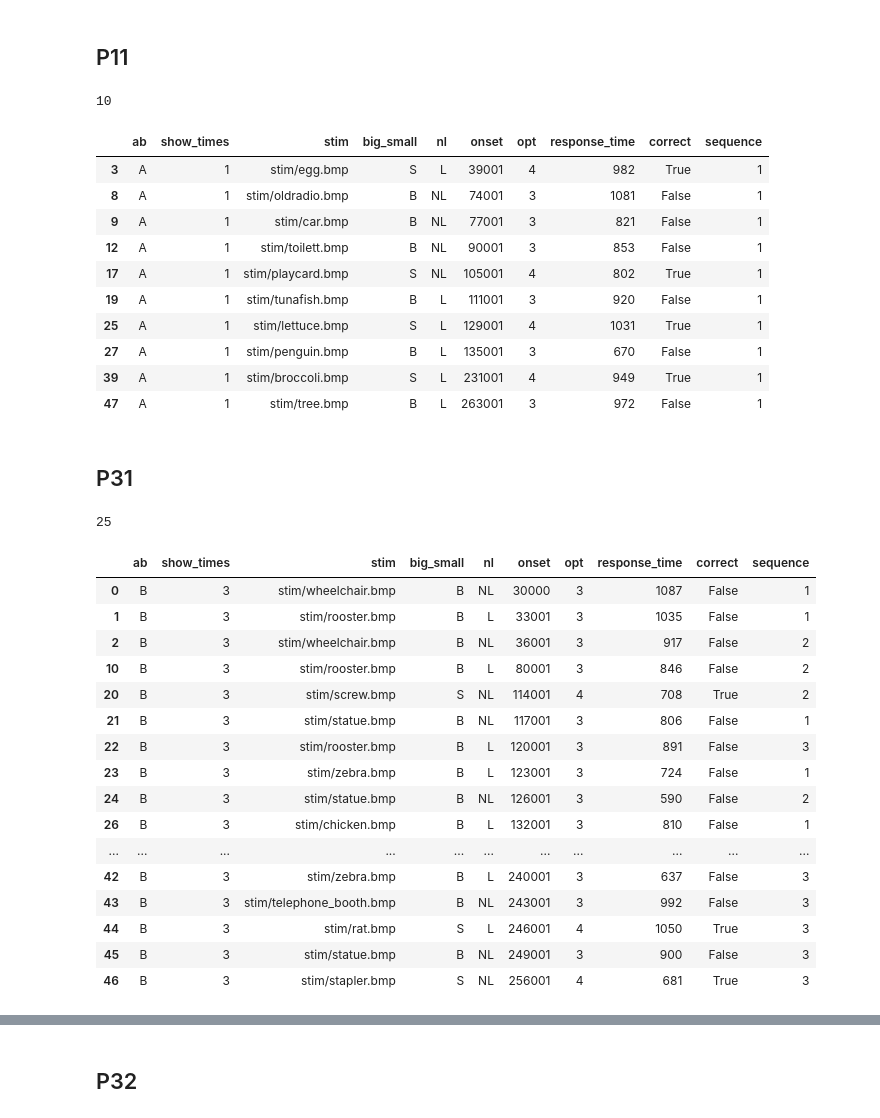
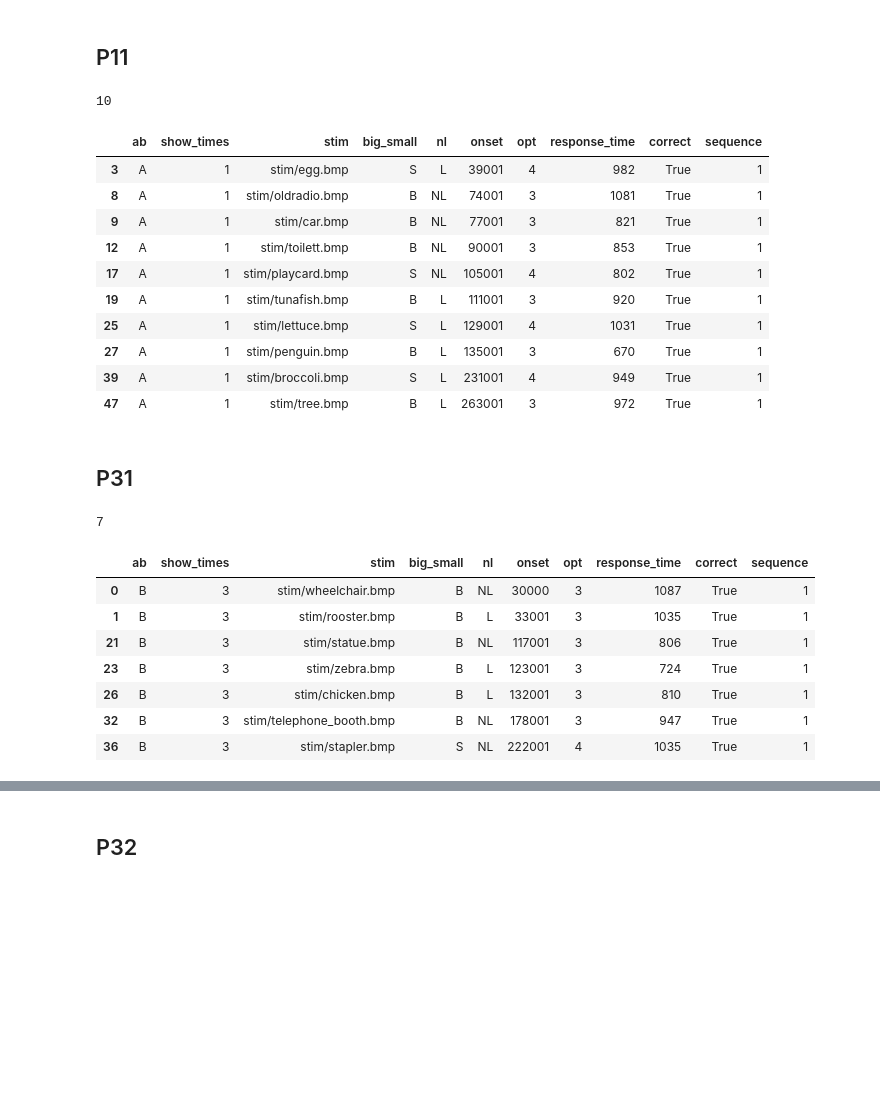
Before and after one commit to McSonk/brain-imaging, a Jupyter notebook: code/python/behavioural.ipynb, the cells around one changed output, grey strips where cells are left out. Drawn from its saved outputs; the diff is of its cells as text; code cells hidden in the pictures; blank space fills up the shorter version.

Commit message:
Gets the definitive function to extract dummy data

```diff
--- a/code/python/behavioural.ipynb
+++ b/code/python/behavioural.ipynb
@@ -5,6 +5,8 @@ PER = Perceptual task
 # %%
 def check_correct(row):
     if row['big_small'] == 'S' and row['opt'] == 4:
+        return True
+    elif row['big_small'] == 'B' and row['opt'] == 3:
         return True
     return False
 
@@ -20,3 +22,33 @@ def read_bh(file):
     df['correct'] = df[df['opt'].notna()].apply(check_correct, axis=1)
 
     return df
+
+def add_consecutive(df):
+    df['sequence'] = df.sort_values(by='onset').groupby('stim').cumcount() + 1
+    return df
+
+def get_trials_condition(df):
+    '''Auxiliary function to get the number of trials and unique stimuli
+    in the dataset, as well as the number of trials for each condition.'''
+    dummy = df[(df['opt'].isna()) | (df['correct'] == False)]
+    p11 = df[(df['show_times'] == 1) & (df['correct'] == True)]
+    p31 = df[(df['show_times'] == 3) & (df['correct'] == True) & (df['sequence'] == 1)]
+    p32 = df[(df['show_times'] == 3) & (df['correct'] == True) & (df['sequence'] == 2)]
+    p33 = df[(df['show_times'] == 3) & (df['correct'] == True) & (df['sequence'] == 3)]
+
+    print('Number of trials:', len(df))
+    print('Number of unique stimuli:', len(df['stim'].unique()))
+    print('------')
+    print(f'                Number of 1-show trials: {len(p11)}')
+    print(f'Number of 3-show trials with sequence 1: {len(p31)}')
+    print(f'Number of 3-show trials with sequence 2: {len(p32)}')
+    print(f'Number of 3-show trials with sequence 3: {len(p33)}')
+    print(f'                 Number of dummy trials: {len(dummy)}')
+
+    return {
+        'p11': p11,
+        'p31': p31,
+        'p32': p32,
+        'p33': p33,
+        'dummy': dummy
+    }
@@ -123,7 +129,7 @@ rep1_o1[rep1_o1['onset'] == 142001]
 # %% [markdown]
 ## P11
 # %%
-p1 = rep1_o1[(rep1_o1['show_times'] == 1) & (rep1_o1['opt'].notna())]
+p1 = rep1_o1[(rep1_o1['show_times'] == 1) & (rep1_o1['correct'] == True)]
 
 print(len(p1))
 p1
@@ -131,38 +137,29 @@ p1
 10
 |  | ab | show_times | stim | big_small | nl | onset | opt | response_time | correct | sequence |
 | 3 | A | 1 | stim/egg.bmp | S | L | 39001 | 4 | 982 | True | 1 |
-| 8 | A | 1 | stim/oldradio.bmp | B | NL | 74001 | 3 | 1081 | False | 1 |
-| 9 | A | 1 | stim/car.bmp | B | NL | 77001 | 3 | 821 | False | 1 |
-| 12 | A | 1 | stim/toilett.bmp | B | NL | 90001 | 3 | 853 | False | 1 |
+| 8 | A | 1 | stim/oldradio.bmp | B | NL | 74001 | 3 | 1081 | True | 1 |
+| 9 | A | 1 | stim/car.bmp | B | NL | 77001 | 3 | 821 | True | 1 |
+| 12 | A | 1 | stim/toilett.bmp | B | NL | 90001 | 3 | 853 | True | 1 |
 | 17 | A | 1 | stim/playcard.bmp | S | NL | 105001 | 4 | 802 | True | 1 |
-| 19 | A | 1 | stim/tunafish.bmp | B | L | 111001 | 3 | 920 | False | 1 |
+| 19 | A | 1 | stim/tunafish.bmp | B | L | 111001 | 3 | 920 | True | 1 |
 | 25 | A | 1 | stim/lettuce.bmp | S | L | 129001 | 4 | 1031 | True | 1 |
-| 27 | A | 1 | stim/penguin.bmp | B | L | 135001 | 3 | 670 | False | 1 |
+| 27 | A | 1 | stim/penguin.bmp | B | L | 135001 | 3 | 670 | True | 1 |
 | 39 | A | 1 | stim/broccoli.bmp | S | L | 231001 | 4 | 949 | True | 1 |
-| 47 | A | 1 | stim/tree.bmp | B | L | 263001 | 3 | 972 | False | 1 |
+| 47 | A | 1 | stim/tree.bmp | B | L | 263001 | 3 | 972 | True | 1 |
 # %% [markdown]
 ## P31
 # %%
-p31 = rep1_o1[(rep1_o1['show_times'] == 3) & (rep1_o1['opt'].notna())]
+p31 = rep1_o1[(rep1_o1['show_times'] == 3) & (rep1_o1['correct'] == True) & (rep1_o1['sequence'] == 1)]
 
 print(len(p31))
 p31
 # %% [output]
-25
+7
 |  | ab | show_times | stim | big_small | nl | onset | opt | response_time | correct | sequence |
-| 0 | B | 3 | stim/wheelchair.bmp | B | NL | 30000 | 3 | 1087 | False | 1 |
-| 1 | B | 3 | stim/rooster.bmp | B | L | 33001 | 3 | 1035 | False | 1 |
-| 2 | B | 3 | stim/wheelchair.bmp | B | NL | 36001 | 3 | 917 | False | 2 |
-| 10 | B | 3 | stim/rooster.bmp | B | L | 80001 | 3 | 846 | False | 2 |
-| 20 | B | 3 | stim/screw.bmp | S | NL | 114001 | 4 | 708 | True | 2 |
-| 21 | B | 3 | stim/statue.bmp | B | NL | 117001 | 3 | 806 | False | 1 |
-| 22 | B | 3 | stim/rooster.bmp | B | L | 120001 | 3 | 891 | False | 3 |
-| 23 | B | 3 | stim/zebra.bmp | B | L | 123001 | 3 | 724 | False | 1 |
-| 24 | B | 3 | stim/statue.bmp | B | NL | 126001 | 3 | 590 | False | 2 |
-| 26 | B | 3 | stim/chicken.bmp | B | L | 132001 | 3 | 810 | False | 1 |
-| ... | ... | ... | ... | ... | ... | ... | ... | ... | ... | ... |
-| 42 | B | 3 | stim/zebra.bmp | B | L | 240001 | 3 | 637 | False | 3 |
-| 43 | B | 3 | stim/telephone_booth.bmp | B | NL | 243001 | 3 | 992 | False | 3 |
-| 44 | B | 3 | stim/rat.bmp | S | L | 246001 | 4 | 1050 | True | 3 |
-| 45 | B | 3 | stim/statue.bmp | B | NL | 249001 | 3 | 900 | False | 3 |
-| 46 | B | 3 | stim/stapler.bmp | S | NL | 256001 | 4 | 681 | True | 3 |
+| 0 | B | 3 | stim/wheelchair.bmp | B | NL | 30000 | 3 | 1087 | True | 1 |
+| 1 | B | 3 | stim/rooster.bmp | B | L | 33001 | 3 | 1035 | True | 1 |
+| 21 | B | 3 | stim/statue.bmp | B | NL | 117001 | 3 | 806 | True | 1 |
+| 23 | B | 3 | stim/zebra.bmp | B | L | 123001 | 3 | 724 | True | 1 |
+| 26 | B | 3 | stim/chicken.bmp | B | L | 132001 | 3 | 810 | True | 1 |
+| 32 | B | 3 | stim/telephone_booth.bmp | B | NL | 178001 | 3 | 947 | True | 1 |
+| 36 | B | 3 | stim/stapler.bmp | S | NL | 222001 | 4 | 1035 | True | 1 |
```
Also changed, not shown: parts of 16 cells of this notebook, 1 other file.
